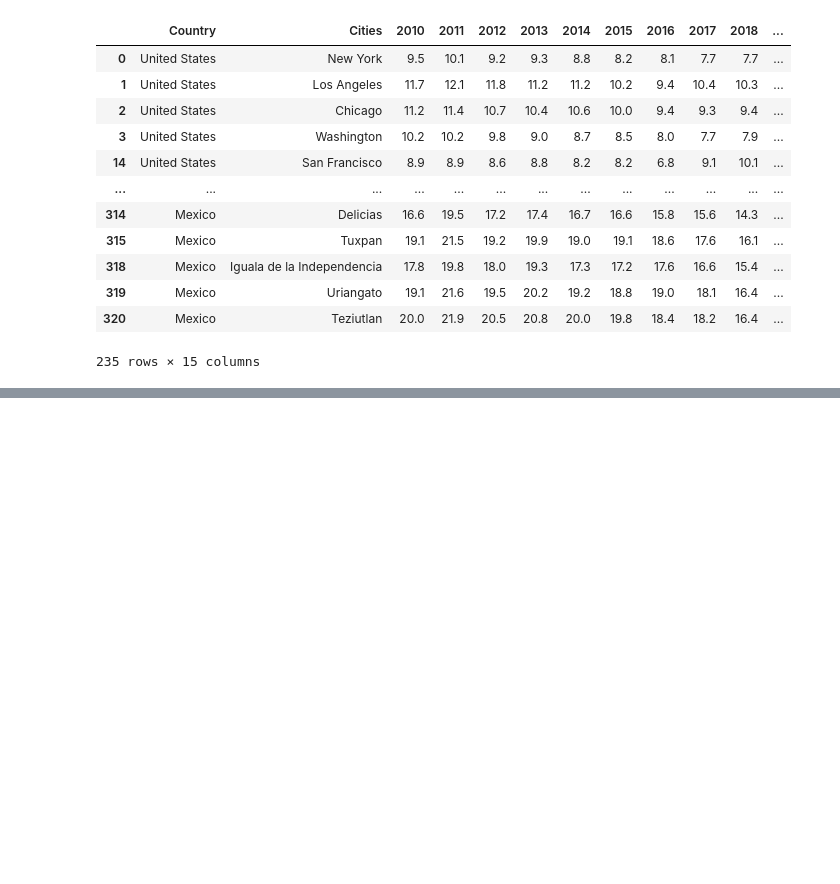
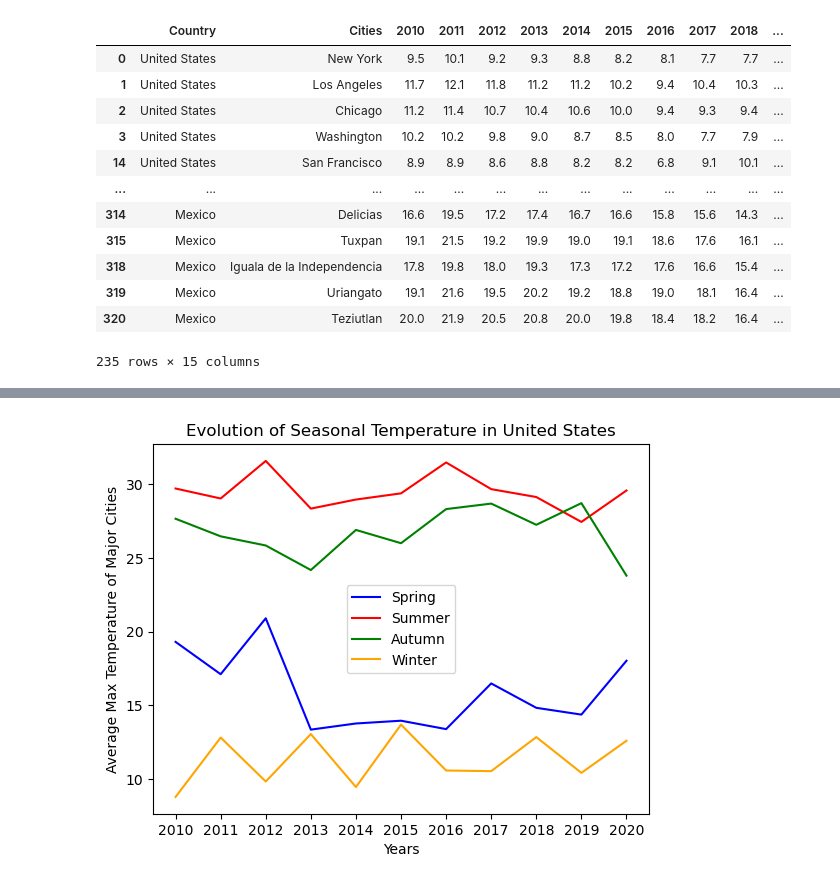
Before and after one commit to DiegoMartorell1620/Project1_Team7, a Jupyter notebook: Project 1 - Team 7.ipynb, the cells around one changed output, grey strips where cells are left out. Saved outputs shown, nothing was run; the diff lists cells and outputs as text; code cells hidden in the pictures; blank space fills up the shorter version.

```diff
--- a/Project 1 - Team 7.ipynb
+++ b/Project 1 - Team 7.ipynb
@@ -2459,0 +2676,6 @@ Southern_hemisphere.to_csv("Resources/Southern_Hemisphere_data.csv",index=False)
+# %%
+#Converting Country United States into Index
+United_States_Max_Average_Temperatures_Spring_Df.set_index("Country", inplace=True)
+United_States_Max_Average_Temperatures_Summer_Df.set_index("Country", inplace=True)
+United_States_Max_Average_Temperatures_Autumn_Df.set_index("Country", inplace=True)
+United_States_Max_Average_Temperatures_Winter_Df.set_index("Country", inplace=True)
@@ -2459,0 +2756,21 @@ Southern_hemisphere.to_csv("Resources/Southern_Hemisphere_data.csv",index=False)
+# %%
+#Evolution of Max temperatures in United States by season
+Range=np.arange(0,len(Canada_Max_Average_Temperatures_Spring_Df_transposed))
+Years=[2010,2011,2012,2013,2014,2015,2016,2017,2018,2019,2020]
+#Plotting Spring
+plt.plot(Range,United_States_Max_Average_Temperatures_Spring_Df_transposed['United States'],color='blue',label='Spring')
+#Plotting Summer
+plt.plot(Range,United_States_Max_Average_Temperatures_Summer_Df_transposed['United States'],color='red',label='Summer')
+#Plotting Autumn
+plt.plot(Range,United_States_Max_Average_Temperatures_Autumn_Df_transposed['United States'],color='green',label='Autumn')
+#Plotting Winter
+plt.plot(Range,United_States_Max_Average_Temperatures_Winter_Df_transposed['United States'],color='orange',label='Winter')
+plt.xticks(Range, Years)
+plt.ylabel("Average Max Temperature of Major Cities")
+plt.xlabel("Years")
+plt.legend()
+plt.title("Evolution of Seasonal Temperature in United States")
+
+plt.show()
+# %% [output]
+[figure, added]
```
Also changed, not shown: parts of 45 cells of this notebook.
